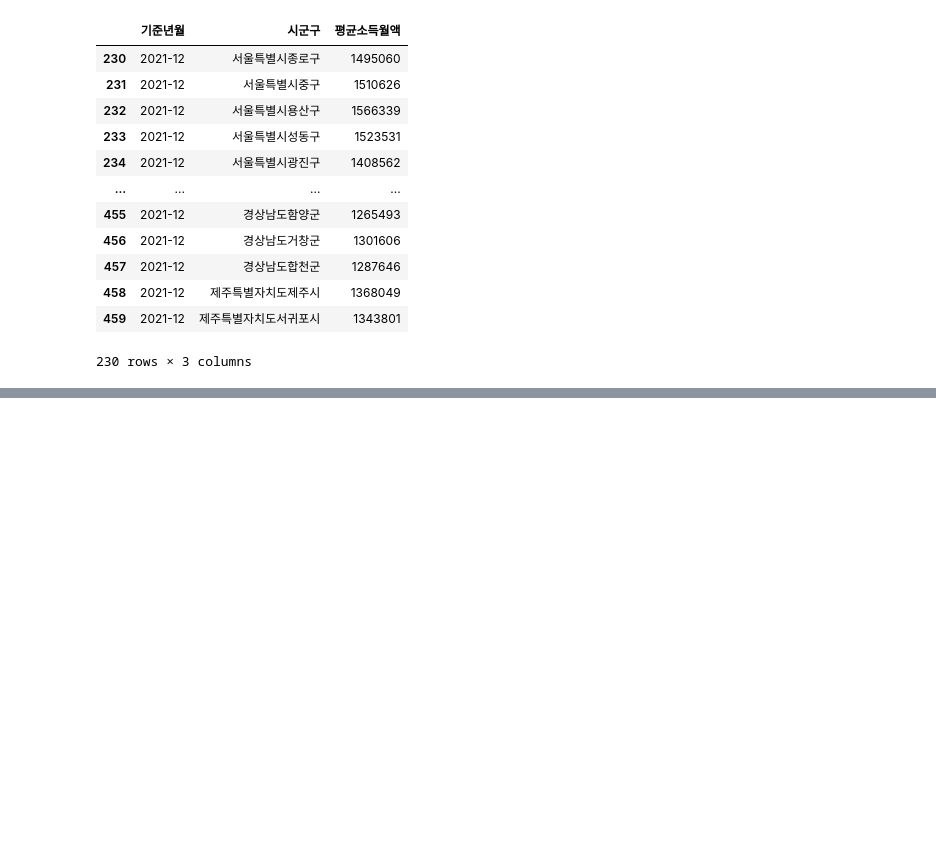
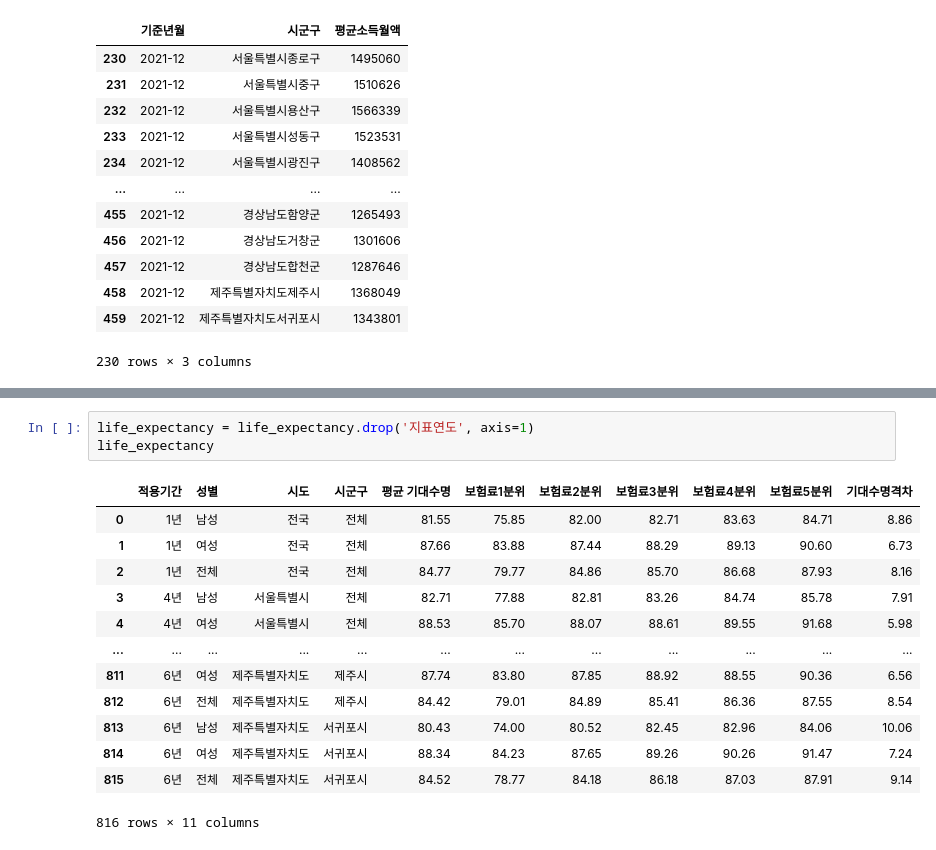
Before and after one commit to SID12g/life-expectancy-by-income, a Jupyter notebook: main.ipynb, the cells around one changed output, grey strips where cells are left out. Cells and saved outputs as stored; diff of their text form; blank space fills up the shorter version.

```diff
--- a/main.ipynb
+++ b/main.ipynb
@@ -110,0 +128,17 @@ dtype: int64
+# %%
+life_expectancy = life_expectancy.drop('지표연도', axis=1)
+life_expectancy
+# %% [output]
+|  | 적용기간 | 성별 | 시도 | 시군구 | 평균 기대수명 | 보험료1분위 | 보험료2분위 | 보험료3분위 | 보험료4분위 | 보험료5분위 | 기대수명격차 |
+| 0 | 1년 | 남성 | 전국 | 전체 | 81.55 | 75.85 | 82.00 | 82.71 | 83.63 | 84.71 | 8.86 |
+| 1 | 1년 | 여성 | 전국 | 전체 | 87.66 | 83.88 | 87.44 | 88.29 | 89.13 | 90.60 | 6.73 |
+| 2 | 1년 | 전체 | 전국 | 전체 | 84.77 | 79.77 | 84.86 | 85.70 | 86.68 | 87.93 | 8.16 |
+| 3 | 4년 | 남성 | 서울특별시 | 전체 | 82.71 | 77.88 | 82.81 | 83.26 | 84.74 | 85.78 | 7.91 |
+| 4 | 4년 | 여성 | 서울특별시 | 전체 | 88.53 | 85.70 | 88.07 | 88.61 | 89.55 | 91.68 | 5.98 |
+| ... | ... | ... | ... | ... | ... | ... | ... | ... | ... | ... | ... |
+| 811 | 6년 | 여성 | 제주특별자치도 | 제주시 | 87.74 | 83.80 | 87.85 | 88.92 | 88.55 | 90.36 | 6.56 |
+| 812 | 6년 | 전체 | 제주특별자치도 | 제주시 | 84.42 | 79.01 | 84.89 | 85.41 | 86.36 | 87.55 | 8.54 |
+| 813 | 6년 | 남성 | 제주특별자치도 | 서귀포시 | 80.43 | 74.00 | 80.52 | 82.45 | 82.96 | 84.06 | 10.06 |
+| 814 | 6년 | 여성 | 제주특별자치도 | 서귀포시 | 88.34 | 84.23 | 87.65 | 89.26 | 90.26 | 91.47 | 7.24 |
+| 815 | 6년 | 전체 | 제주특별자치도 | 서귀포시 | 84.52 | 78.77 | 84.18 | 86.18 | 87.03 | 87.91 | 9.14 |
+816 rows × 11 columns
```
Also changed, not shown: parts of 28 cells of this notebook.
